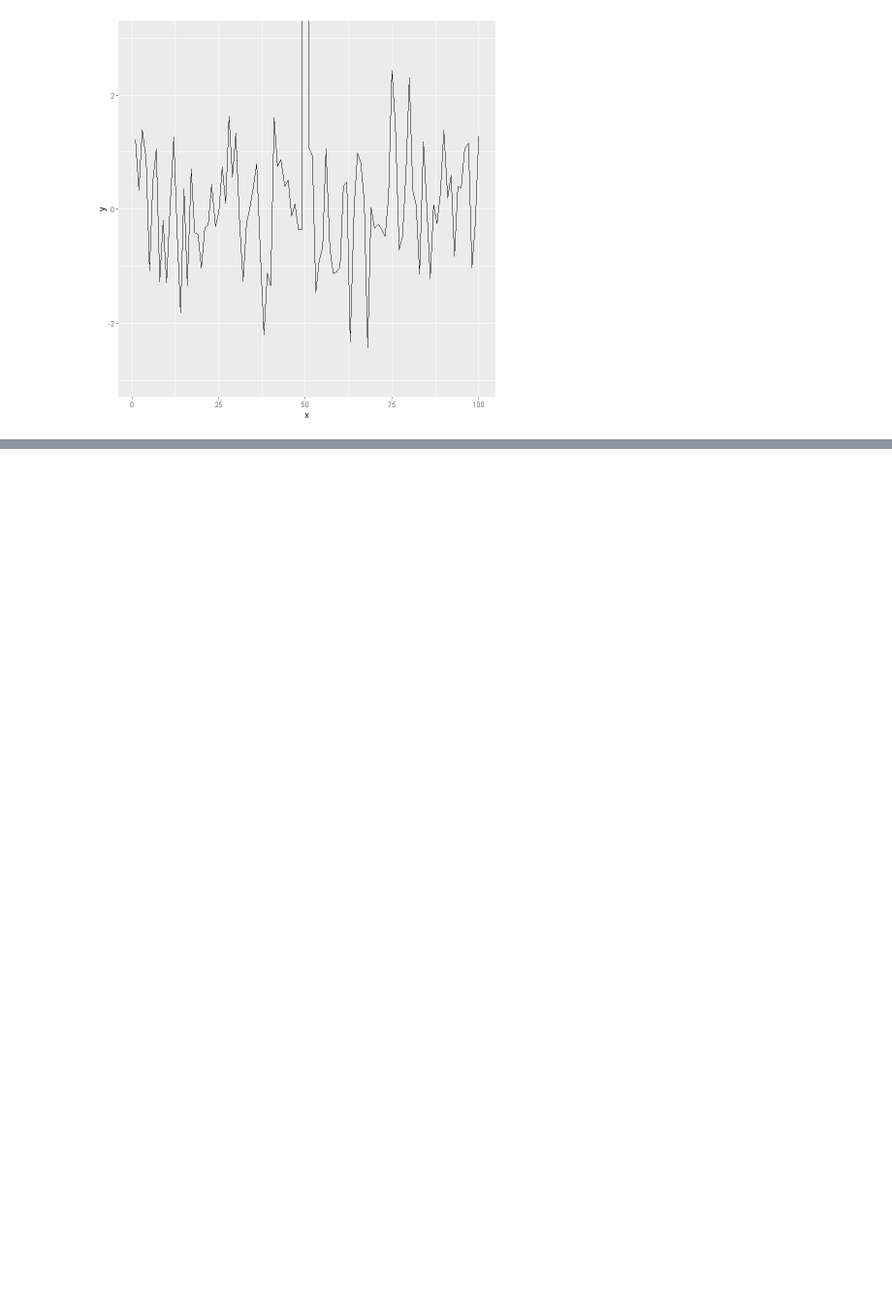
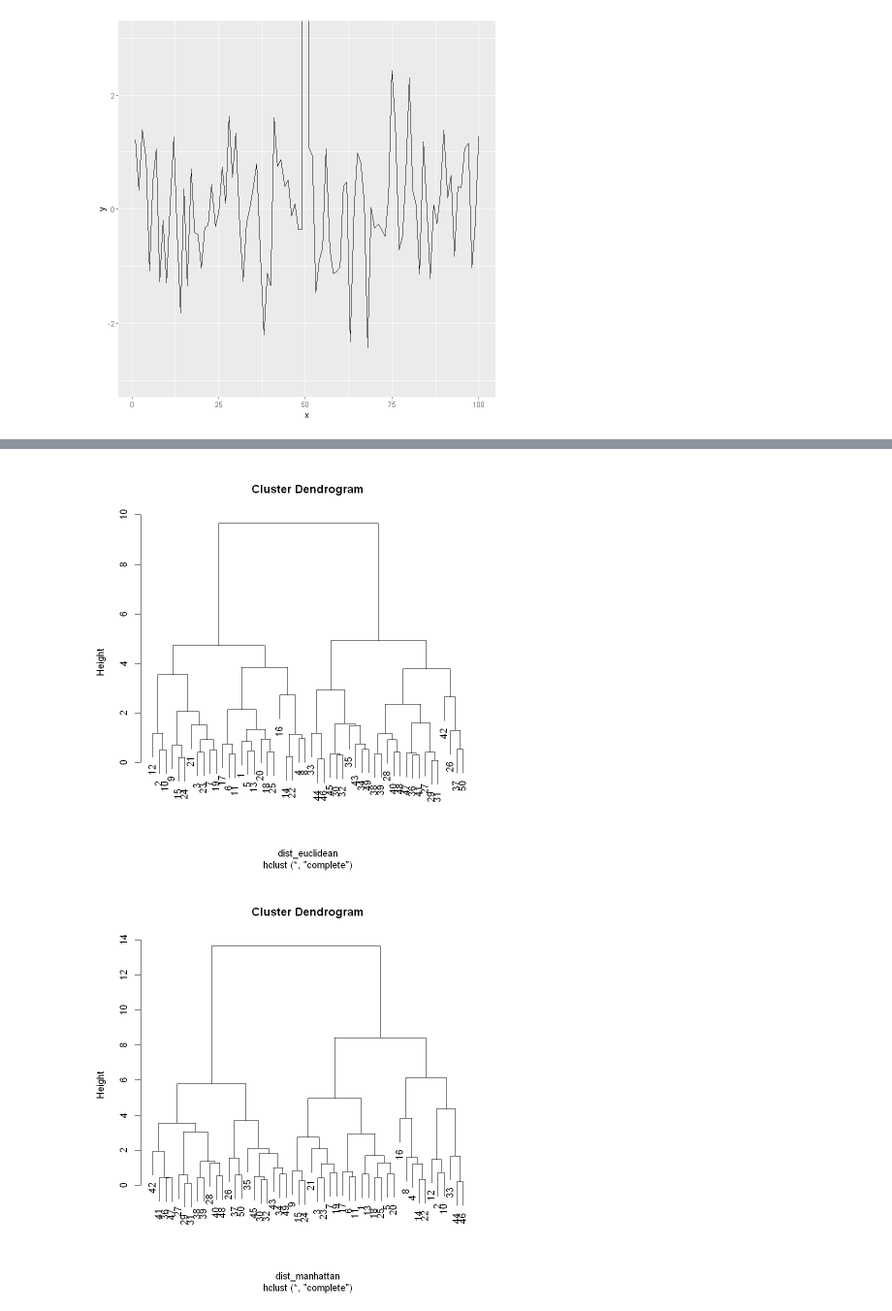
Before and after one commit to joebrillantes/dataviz-mentorship-2020, a Jupyter notebook: Exploratory Data Analysis Notes.ipynb, the cells around one changed output, grey strips where cells are left out. Shown at 97% size. Saved outputs shown, nothing was run; the diff lists cells and outputs as text; code cells hidden in the pictures; blank space fills up the shorter version.

Commit message:
Adding notes on clustering and dimension reduction

```diff
--- a/Exploratory Data Analysis Notes.ipynb
+++ b/Exploratory Data Analysis Notes.ipynb
@@ -529,0 +603,11 @@ ggplot(testdat, aes(x = x, y = y)) + geom_line() + coord_cartesian(ylim = c(-3,
+# %%
+# Clustering using Euclidean and Manhattan distance measures
+dist_euclidean <- dist(x, method = 'euclidean')
+dist_manhattan <- dist(x, method = 'manhattan')
+hClustering1 <- hclust(dist_euclidean)
+hClustering2 <- hclust(dist_manhattan)
+plot(hClustering1)
+plot(hClustering2)
+# %% [output]
+[figure, added]
+[figure, added]
```
Also changed, not shown: parts of 30 cells of this notebook.
